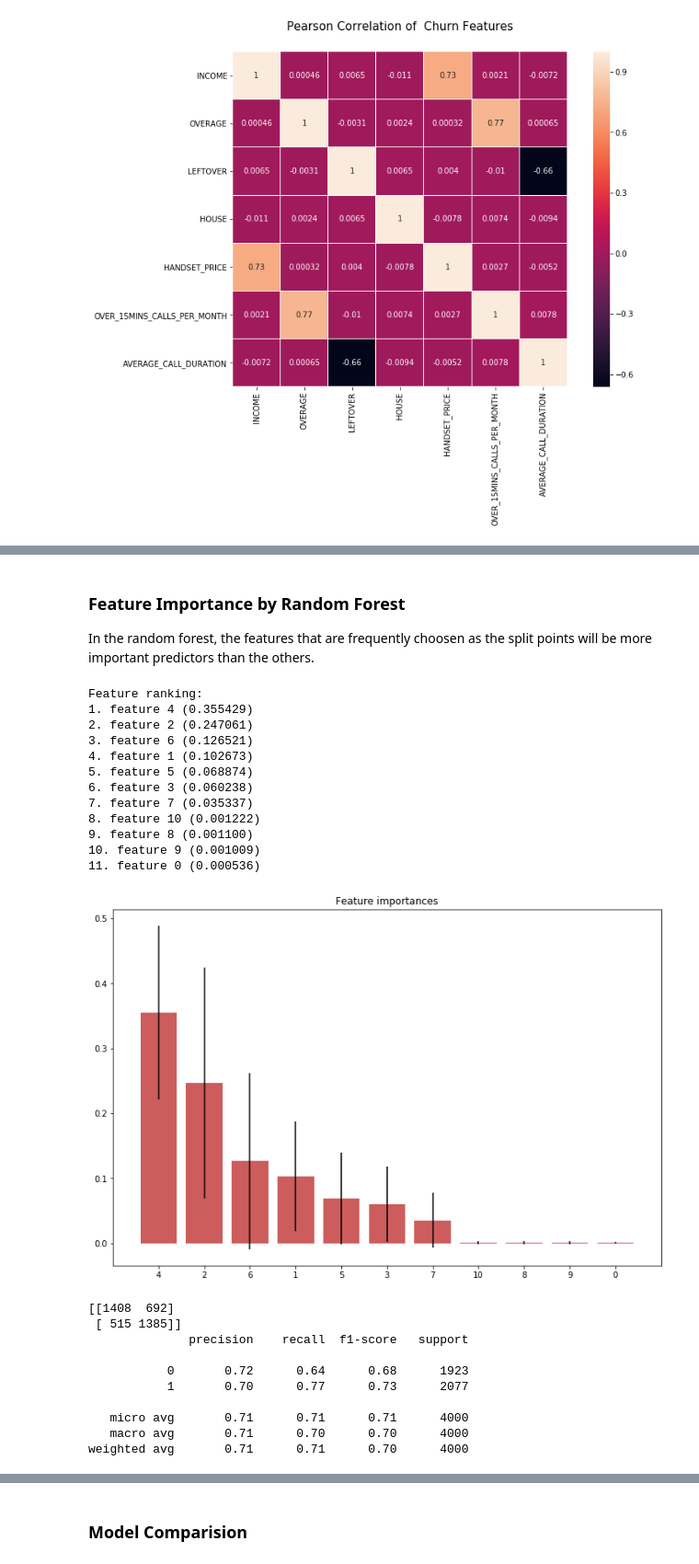
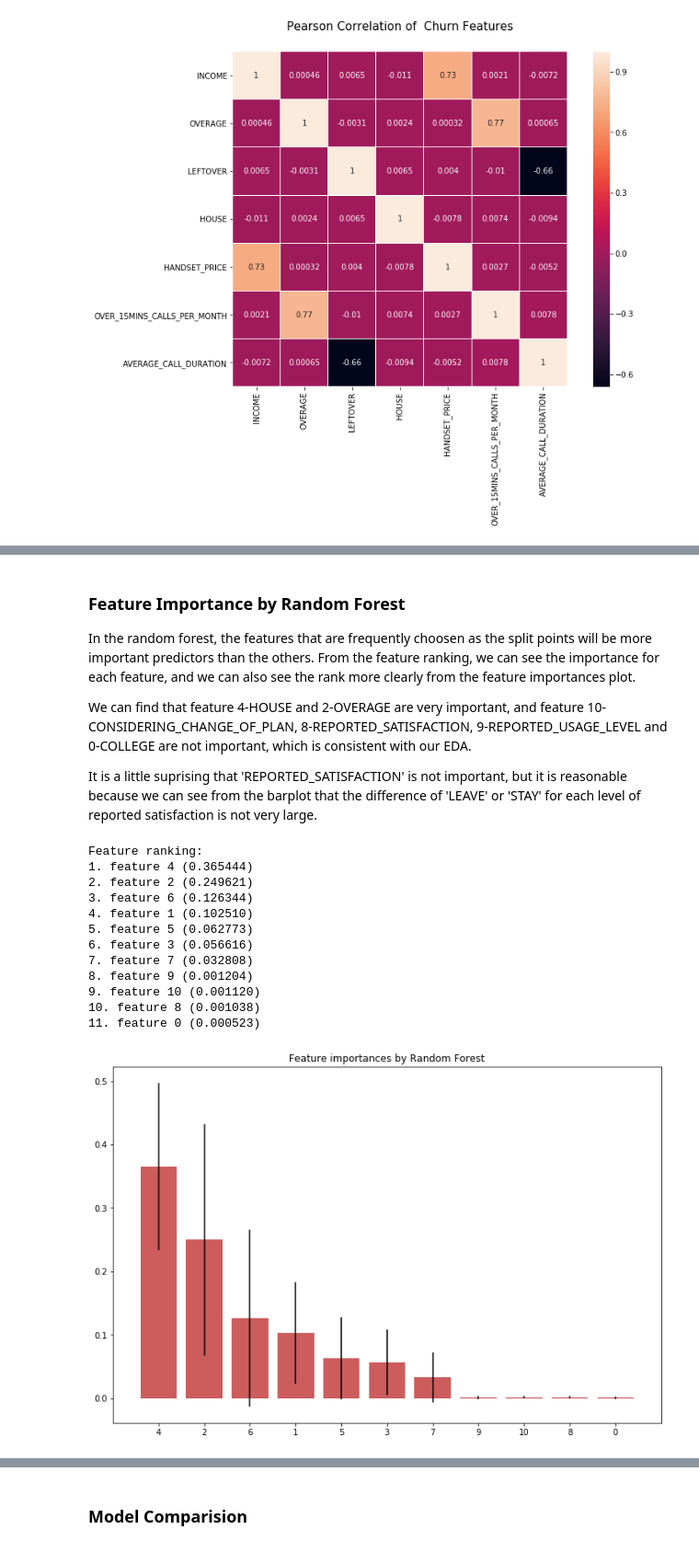
Before and after one commit to jane918/Jane-Work, a Jupyter notebook: Othot Challenge.ipynb, the cells around one changed output, grey strips where cells are left out. Shown: that part at 92% size. Drawn from its saved outputs; the diff is of its cells as text; code cells hidden in the pictures.

```diff
--- a/Othot Challenge.ipynb
+++ b/Othot Challenge.ipynb
@@ -218,49 +227,43 @@ weighted avg       0.71      0.71      0.70      4000
-# %% [markdown]
-### Feature Importance by Random Forest
-
-In the random forest, the features that are frequently choosen as the split points will be more important predictors than the others.
+# %% [markdown]
+### Feature Importance by Random Forest
+
+In the random forest, the features that are frequently choosen as the split points will be more important predictors than the others. From the feature ranking, we can see the importance for each feature, and we can also see the rank more clearly from the feature importances plot.
+
+We can find that feature 4-HOUSE and 2-OVERAGE are very important, and feature 10-CONSIDERING_CHANGE_OF_PLAN, 8-REPORTED_SATISFACTION, 9-REPORTED_USAGE_LEVEL and 0-COLLEGE are not important, which is consistent with our EDA.
+
+It is a little suprising that 'REPORTED_SATISFACTION' is not important, but it is reasonable because we can see from the barplot that the difference of 'LEAVE' or 'STAY' for each level of reported satisfaction is not very large.
 # %%
 importances = rf.feature_importances_
 
 std = np.std([tree.feature_importances_ for tree in rf.estimators_],
              axis=0)
 indices = np.argsort(importances)[::-1]
 
 # Print the feature ranking
 print("Feature ranking:")
 
 for f in range(X_train.shape[1]):
     print("%d. feature %d (%f)" % (f + 1, indices[f], importances[indices[f]]))
 
 # Plot the feature importances of the forest
 plt.figure(figsize=(12,8))
-plt.title("Feature importances")
+plt.title("Feature importances by Random Forest")
 plt.bar(range(X_train.shape[1]), importances[indices],
        color="indianred", yerr=std[indices], align="center")
 plt.xticks(range(X_train.shape[1]), indices)
 plt.xlim([-1, X_train.shape[1]])
 plt.show()
 # %% [output]
 Feature ranking:
-1. feature 4 (0.355429)
-2. feature 2 (0.247061)
-3. feature 6 (0.126521)
-4. feature 1 (0.102673)
-5. feature 5 (0.068874)
-6. feature 3 (0.060238)
-7. feature 7 (0.035337)
-8. feature 10 (0.001222)
-9. feature 8 (0.001100)
-10. feature 9 (0.001009)
-11. feature 0 (0.000536)
+1. feature 4 (0.365444)
+2. feature 2 (0.249621)
+3. feature 6 (0.126344)
+4. feature 1 (0.102510)
+5. feature 5 (0.062773)
+6. feature 3 (0.056616)
+7. feature 7 (0.032808)
+8. feature 9 (0.001204)
+9. feature 10 (0.001120)
+10. feature 8 (0.001038)
+11. feature 0 (0.000523)
-[figure, old version]
+[figure, new version]
-[[1408  692]
- [ 515 1385]]
-              precision    recall  f1-score   support
-
-           0       0.72      0.64      0.68      1923
-           1       0.70      0.77      0.73      2077
-
-   micro avg       0.71      0.71      0.71      4000
-   macro avg       0.71      0.70      0.70      4000
-weighted avg       0.71      0.71      0.70      4000
```
Also changed, not shown: parts of 23 cells of this notebook.
